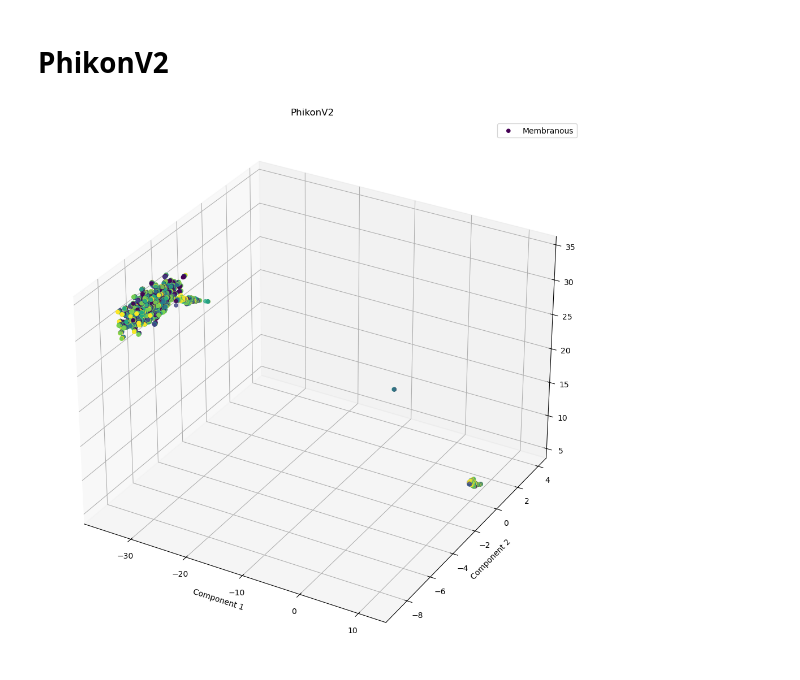
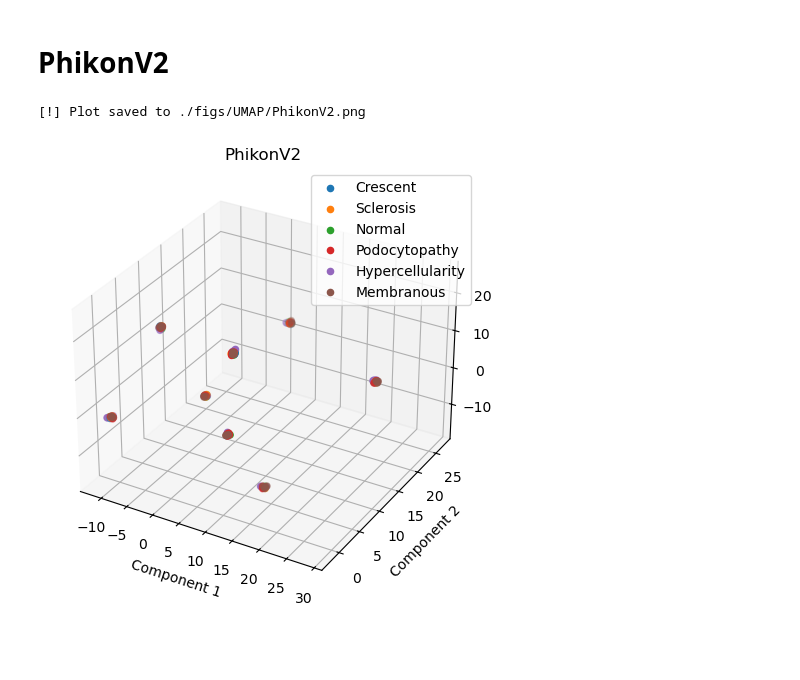
Before and after one commit to davidolima/fm-embedding-eval, a Jupyter notebook: visualization/umap.ipynb, the cells around one changed output. Cells and saved outputs as stored; diff of their text form; code cells hidden in the pictures; blank space fills up the shorter version.

```diff
--- a/visualization/umap.ipynb
+++ b/visualization/umap.ipynb
@@ -91,7 +158,7 @@ visualize_embedding(data, n_neighbors=50, min_dist=0.1,metric='cosine')
 # %% [markdown]
 # PhikonV2
-# %%
-data = np.load("../extracted-embeddings/PhikonV2.npy", allow_pickle=True).item()
-visualize_embedding(data, n_neighbors=50, min_dist=0.1,metric='cosine')
-# %% [output]
-[figure, removed]
+# %%
+visualize_and_save("PhikonV2")
+# %% [output]
+[!] Plot saved to ./figs/UMAP/PhikonV2.png
+[figure, added]
```
Also changed, not shown: parts of 16 cells of this notebook, 14 other files.
